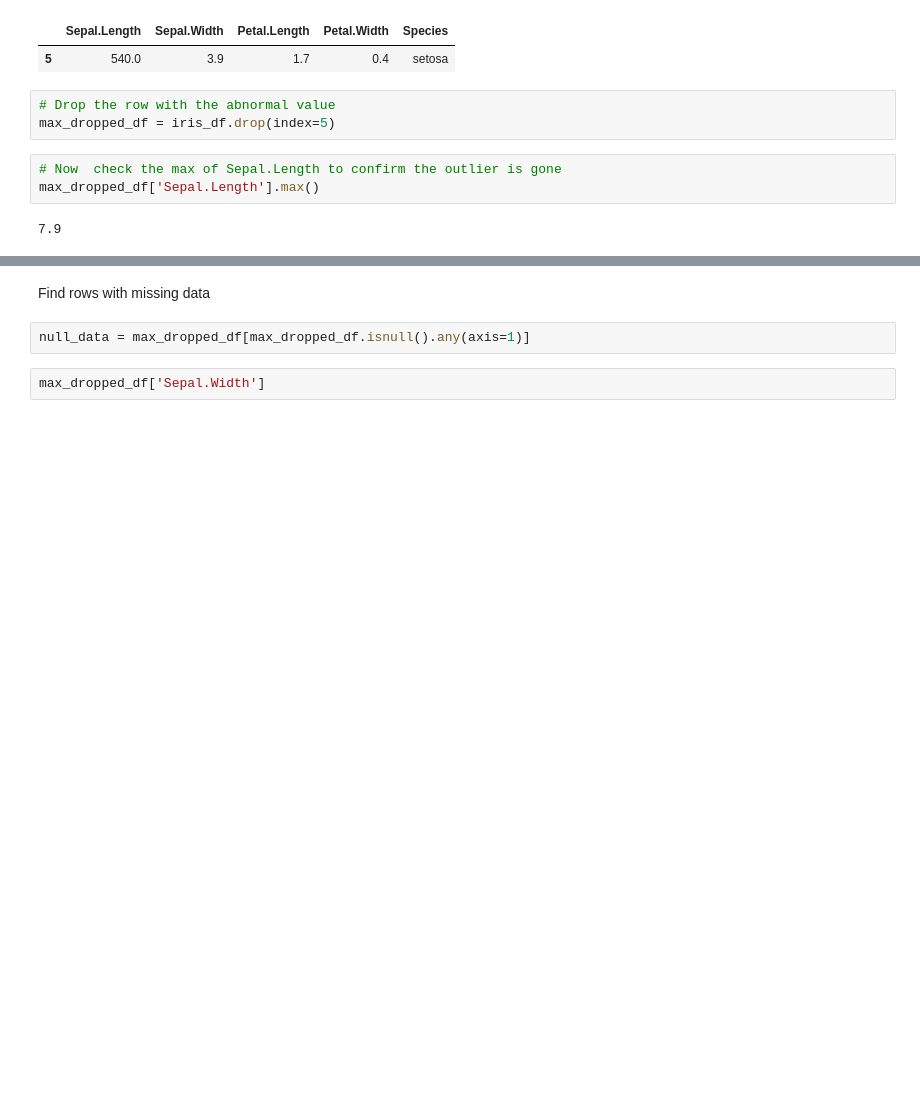
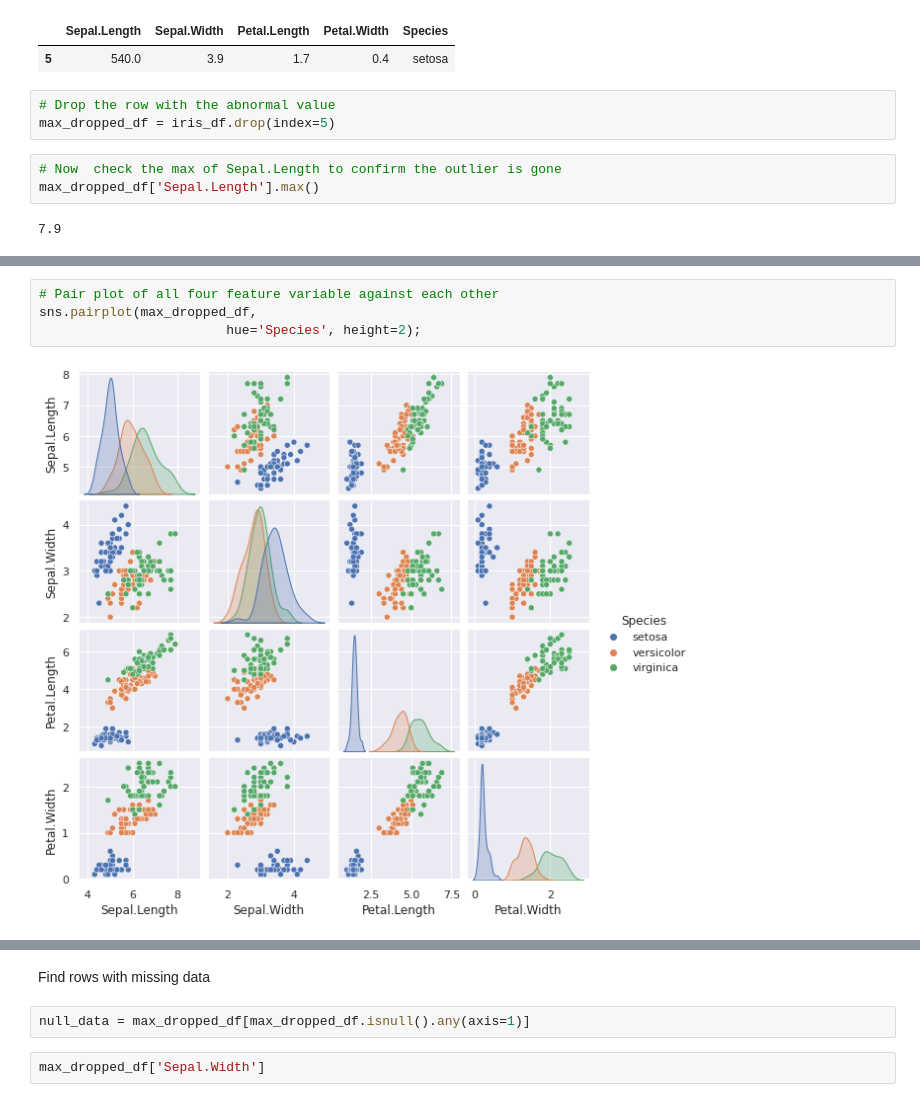
Before and after one commit to wondrousWebWorks/iris-regression-and-classification, a Jupyter notebook: iris-project.ipynb, the cells around one changed output, grey strips where cells are left out. Drawn from its saved outputs; the diff is of its cells as text; blank space fills up the shorter version.

```diff
--- a/iris-project.ipynb
+++ b/iris-project.ipynb
@@ -185,0 +196,6 @@ sns.scatterplot(x='Sepal.Length', y='Sepal.Width',
+# %%
+# Pair plot of all four feature variable against each other
+sns.pairplot(max_dropped_df,
+                        hue='Species', height=2);
+# %% [output]
+[figure, added]
```
Also changed, not shown: parts of 14 cells of this notebook.
